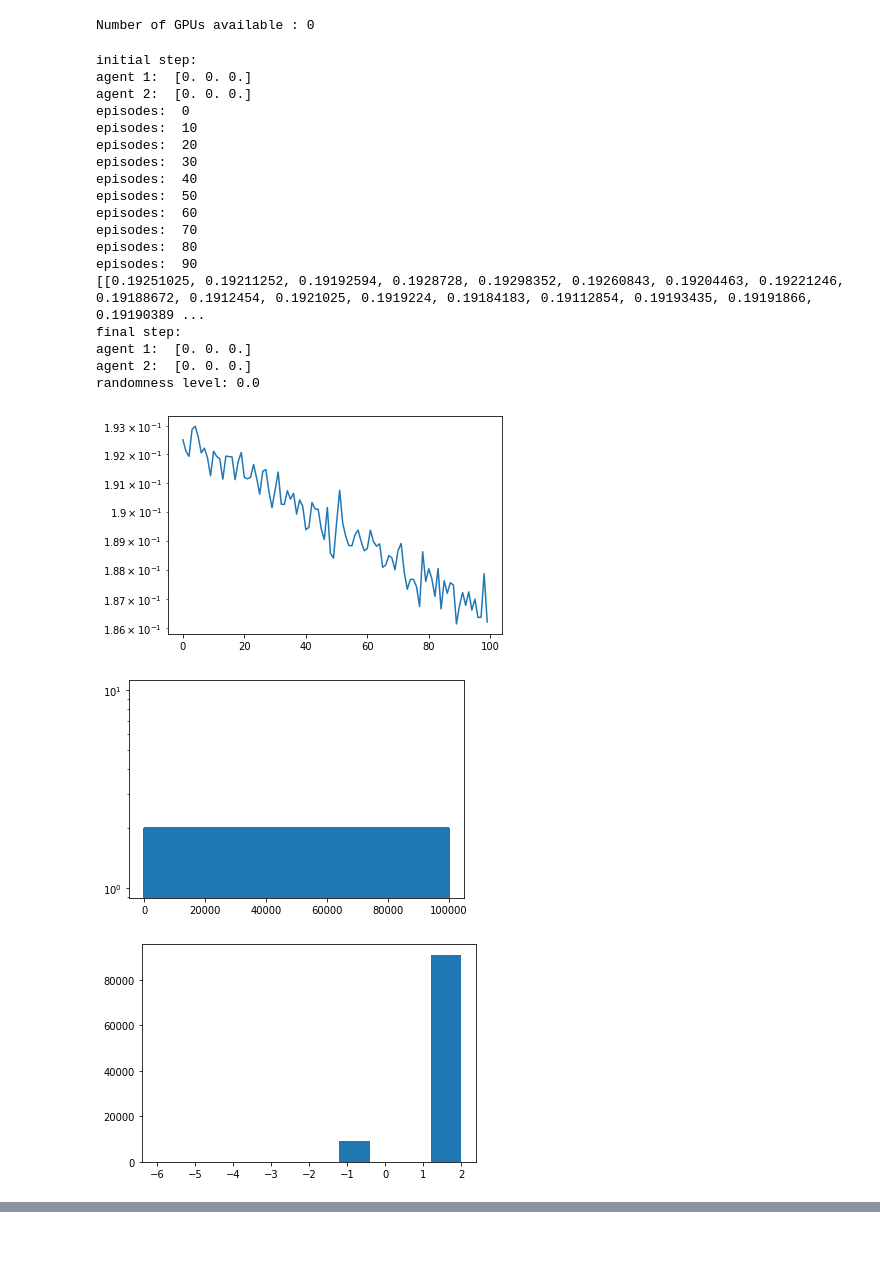
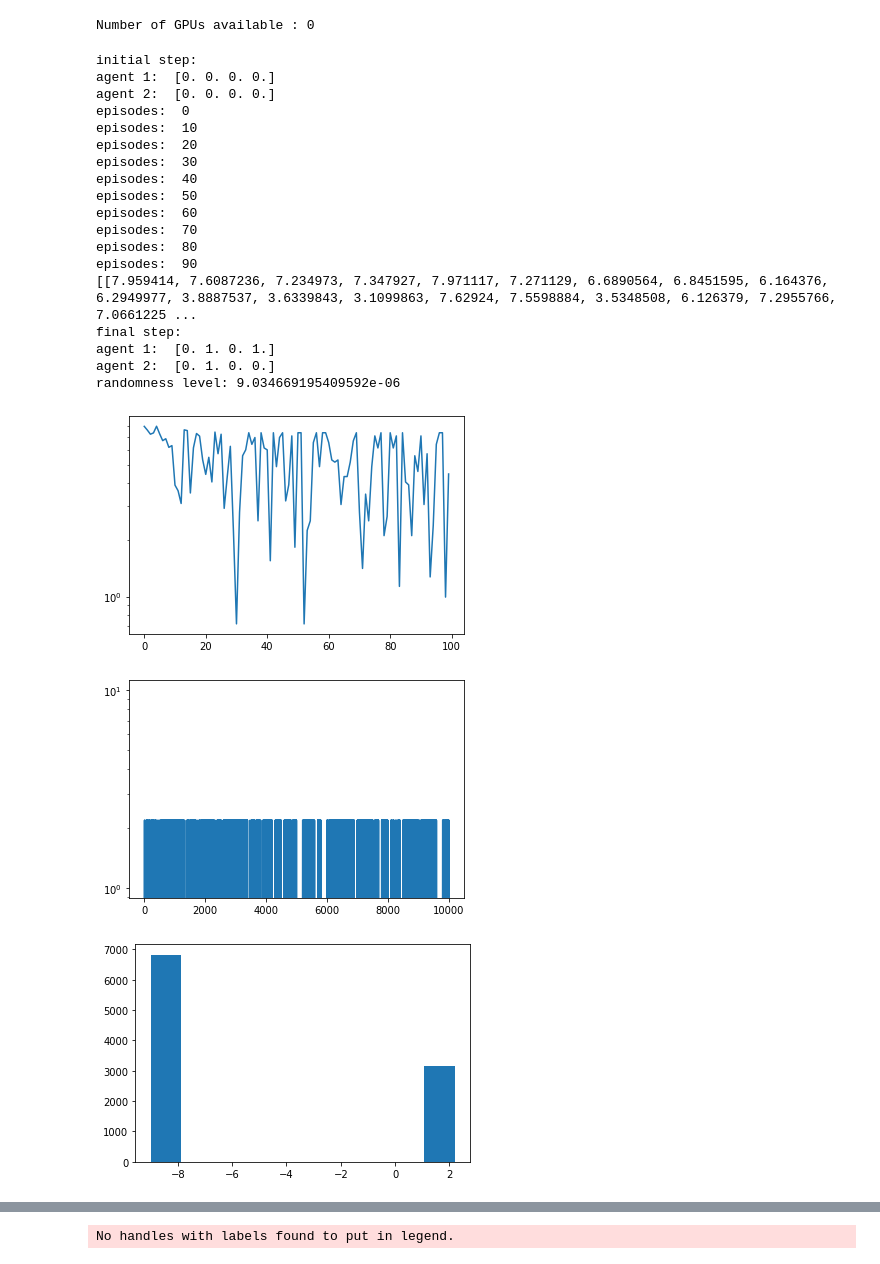
Before and after one commit to efidvir/WirelessRL, a Jupyter notebook: transmit_agent.ipynb, the cells around one changed output, grey strips where cells are left out. Drawn from its saved outputs; the diff is of its cells as text; code cells hidden in the pictures.

```diff
--- a/transmit_agent.ipynb
+++ b/transmit_agent.ipynb
@@ -65,7 +65,7 @@ from tf_agents.agents.dqn import dqn_agent
 
 import copy
 # %%
-HISTORY_BUFFER_LEN = 1000
+HISTORY_BUFFER_LEN = 100
 DEFAULT_WINDOW_SIZE = 3
 EPISODE_LENGTH = 20
 NUMBER_OF_EPISODES = 100
@@ -225,13 +225,13 @@ losses1 = []
 losses2 = []
 rewards1 = []
 rewards2 = []
-for epsilon in range(0,10):
+for x in range(0,1):
   good_reward = 6
   loss1 = []
   loss2 = []
   reward_coll1=[]
   reward_coll2=[]
-  epsilon = epsilon/10
+  window_size = 4
   "Main code"
   #an agent cant hear itself when he is transmitting
   channel_agent1 = np.zeros(window_size)
@@ -241,8 +241,8 @@ for epsilon in range(0,10):
   environment2 = transmit_wait(0,window_size, channel_agent2)
 
   #Round 1: agent draw actions without prior knowladge
-  agent1 = DQN_agent((learning_rate/100), (gamma), window_size) #init agent spaces
-  agent2 = DQN_agent((learning_rate/100), (gamma), window_size) #init agent spaces
+  agent1 = DQN_agent((learning_rate), (gamma), window_size) #init agent spaces
+  agent2 = DQN_agent((learning_rate), (gamma), window_size) #init agent spaces
 
   prv_state1 = channel_agent1
   prv_state2 = channel_agent2
@@ -331,7 +331,7 @@ for epsilon in range(0,10):
       #Both take epsilon random actions
       action1 = agent1.choose_action(environment1._state, epsilon)
       transmit_prob1  = np.random.randint(11)
-      if action1 > transmit_prob1:Screenshot from 2021-12-13 16-51-06
+      if action1 > transmit_prob1:
         environment2._state = np.append(environment2._state, 1)
       else:
         environment2._state  = np.append(environment2._state, 0)
@@ -390,39 +390,39 @@ for epsilon in range(0,10):
   plt.show()
   plt.semilogy(np.arange(len(reward_coll2)), reward_coll2)
   plt.show()
   counts, bins = np.histogram(reward_coll2)
   plt.hist(bins[:-1], bins, weights=counts)
   plt.show()
 
 colors = ['b' ,'r','g', 'y','c', 'm' ,'k','indigo','orange','pink']
 for j in range(0,len(losses1)):
   plt.semilogy(np.arange(len(losses1[j])), losses1[j], colors[j])
 plt.legend()
 plt.show()
 
 for j in range(0,len(losses2)):
   plt.semilogy(np.arange(len(losses2[j])), losses2[j], colors[j])
 plt.legend()
 plt.show()
 # %% [output]
 initial step:
-agent 1:  [0. 0. 0.]
-agent 2:  [0. 0. 0.]
+agent 1:  [0. 0. 0. 0.]
+agent 2:  [0. 0. 0. 0.]
 episodes:  0
 episodes:  10
 episodes:  20
 episodes:  30
 episodes:  40
 episodes:  50
 episodes:  60
 episodes:  70
 episodes:  80
 episodes:  90
-[[0.19251025, 0.19211252, 0.19192594, 0.1928728, 0.19298352, 0.19260843, 0.19204463, 0.19221246, 0.19188672, 0.1912454, 0.1921025, 0.1919224, 0.19184183, 0.19112854, 0.19193435, 0.19191866, 0.19190389 ...
+[[7.959414, 7.6087236, 7.234973, 7.347927, 7.971117, 7.271129, 6.6890564, 6.8451595, 6.164376, 6.2949977, 3.8887537, 3.6339843, 3.1099863, 7.62924, 7.5598884, 3.5348508, 6.126379, 7.2955766, 7.0661225 ...
 final step:
-agent 1:  [0. 0. 0.]
-agent 2:  [0. 0. 0.]
-randomness level: 0.0
+agent 1:  [0. 1. 0. 1.]
+agent 2:  [0. 1. 0. 0.]
+randomness level: 9.034669195409592e-06
-[figure, old version]
+[figure, new version]
-[figure, old version]
+[figure, new version]
-[figure, old version]
+[figure, new version]
@@ -450,0 +434 @@ randomness level: 3.538527688343127e-45
+No handles with labels found to put in legend.
```
Also changed, not shown: parts of 5 cells of this notebook.
